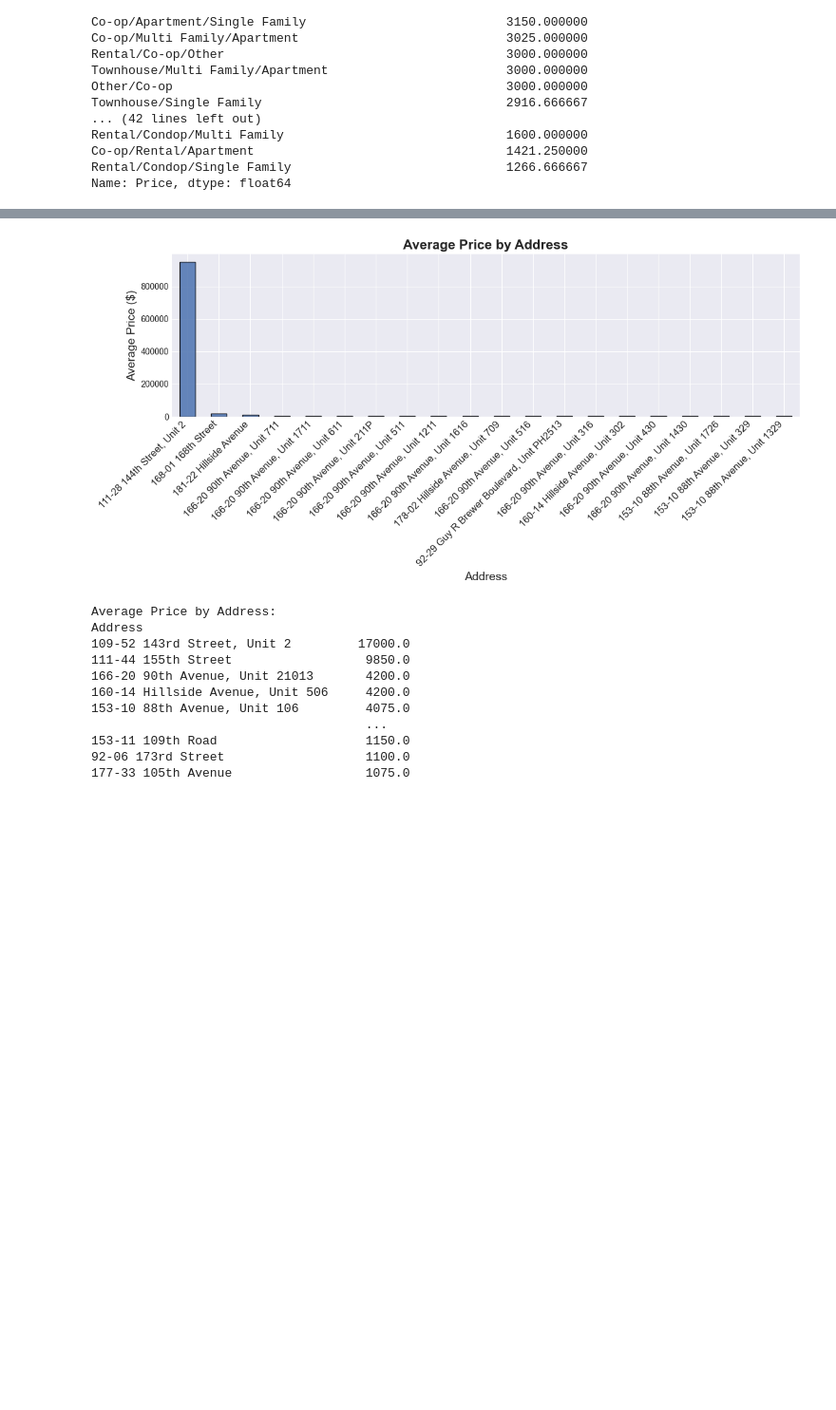
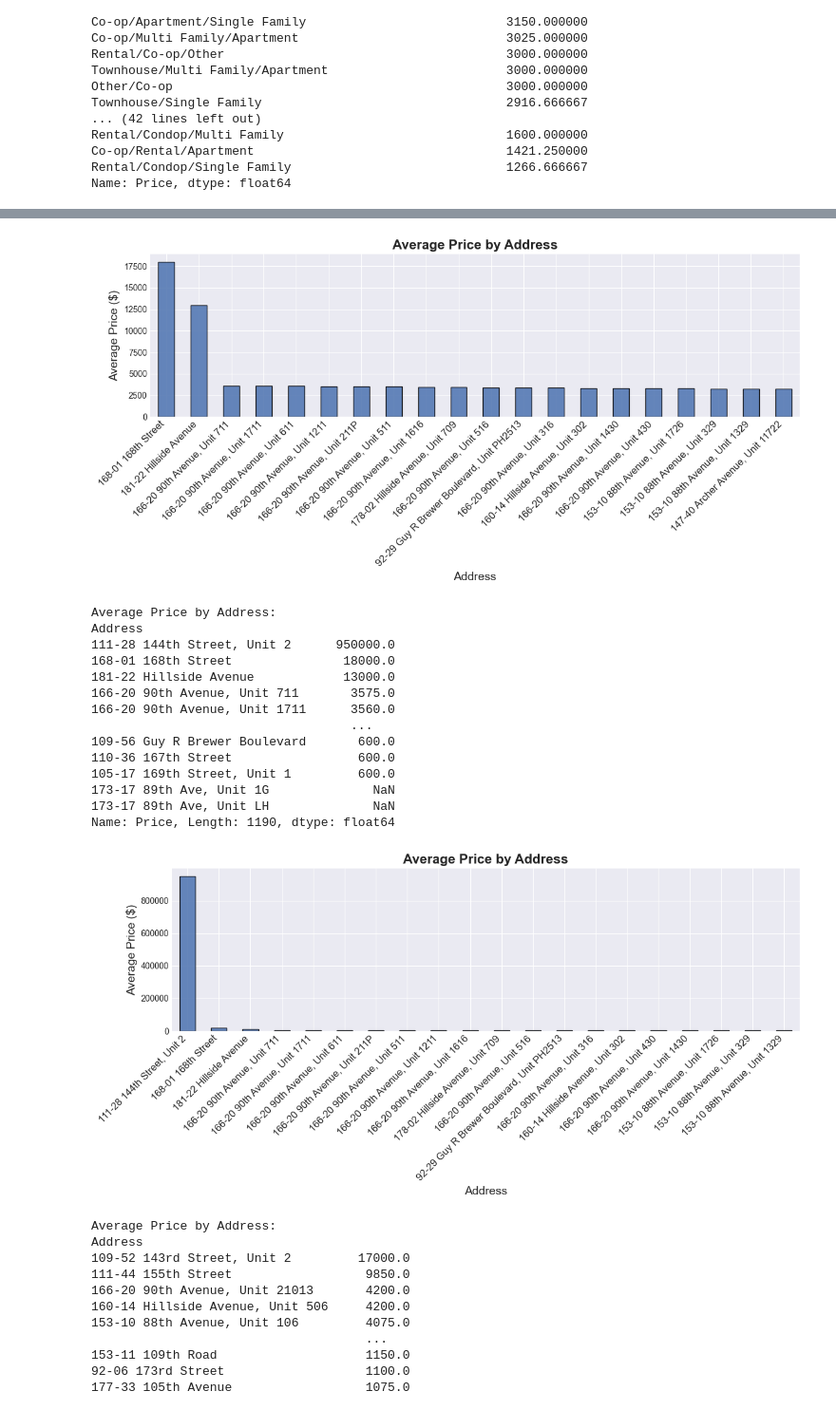
Before and after one commit to supernovaaa2024/RealEstateValuation, a Jupyter notebook: RealEstateStats.ipynb, the cells around one changed output, grey strips where cells are left out. Shown at 95% size. Drawn from its saved outputs; the diff is of its cells as text; code cells hidden in the pictures; blank space fills up the shorter version.

```diff
--- a/RealEstateStats.ipynb
+++ b/RealEstateStats.ipynb
@@ -144,0 +245,13 @@ plt.show()
+# %%
+# The Distribution of Total Square Feet for 4-Bedroom Properties in Jamaica
+plt.style.use('seaborn-v0_8-darkgrid')
+fig, ax = plt.subplots(figsize=(10, 6))
+ax.hist(jamaicaFourBrnonan["Total Square Feet"], bins=200, color='#4C72B0', edgecolor='black', alpha=0.85)
+ax.set_xlim(0, jamaicaFourBrnonan["Total Square Feet"].max() + 100)
+ax.set_title("Distribution of Total Square Feet (4-Bedroom Jamaica)", fontsize=16, fontweight='bold')
+ax.set_xlabel("Total Square Feet", fontsize=14)
+ax.set_ylabel("Frequency", fontsize=14)
+ax.tick_params(axis='both', labelsize=12)
+ax.grid(True, linestyle='--', alpha=0.6)
+plt.tight_layout()
+plt.show()
@@ -144,0 +260,13 @@ plt.show()
+# %%
+# The Distribution of Price for 4-Bedroom in Jamaica
+plt.style.use('seaborn-v0_8-darkgrid')
+fig, ax = plt.subplots(figsize=(10, 6))
+ax.hist(jamaicaFourBrnonan["Price"], bins=300, color='#4C72B0', edgecolor='black', alpha=0.85)
+ax.set_xlim(0, jamaicaFourBrnonan["Price"].max() + 1000)
+ax.set_title("Distribution of Price (4-Bedroom Jamaica)", fontsize=16, fontweight='bold')
+ax.set_xlabel("Price ($)", fontsize=14)
+ax.set_ylabel("Frequency", fontsize=14)
+ax.tick_params(axis='both', labelsize=12)
+ax.grid(True, linestyle='--', alpha=0.6)
+plt.tight_layout()
+plt.show()
@@ -503,6 +636,20 @@ fig.update_layout(
 fig.show()
 # %%
 # Average Price by Address
+jamaicadf_nohighest = jamaicadf[jamaicadf["Address"] != "111-28 144th Street, Unit 2"]
+avg_price_by_street = jamaicadf_nohighest[jamaicadf_nohighest["Beds"] == 1].groupby('Address')['Price'].mean().sort_values(ascending=False)
+print("\nAverage Price by Address:")
+print(avg_price_by_street)
+# Bar Chart
+plt.figure(figsize=(12, 6))
+avg_price_by_street.head(20).plot(kind='bar', color='#4C72B0', edgecolor='black', alpha=0.85)
+plt.title("Average Price by Address", fontsize=16, fontweight='bold')
+plt.xlabel("Address", fontsize=14)
+plt.ylabel("Average Price ($)", fontsize=14)
+plt.xticks(rotation=45, ha='right', fontsize=12)
+plt.tight_layout()
+plt.show()
+
 avg_price_by_street = jamaicadf[jamaicadf["Beds"] == 1].groupby('Address')['Price'].mean().sort_values(ascending=False)
 print("\nAverage Price by Address:")
 print(avg_price_by_street)
@@ -533,4 +680,19 @@ Name: Price, Length: 1190, dtype: float64
-[figure, old version]
+[figure, new version]
+Average Price by Address:
+Address
+111-28 144th Street, Unit 2      950000.0
+168-01 168th Street               18000.0
+181-22 Hillside Avenue            13000.0
+166-20 90th Avenue, Unit 711       3575.0
+166-20 90th Avenue, Unit 1711      3560.0
+                                   ...
+109-56 Guy R Brewer Boulevard       600.0
+110-36 167th Street                 600.0
+105-17 169th Street, Unit 1         600.0
+173-17 89th Ave, Unit 1G              NaN
+173-17 89th Ave, Unit LH              NaN
+Name: Price, Length: 1190, dtype: float64
+[figure, added]
 # %%
 # Average Price by Address
 avg_price_by_street = jamaicadf[jamaicadf["Beds"] == 2].groupby('Address')['Price'].mean().sort_values(ascending=False)
```
Also changed, not shown: parts of 18 cells of this notebook.
